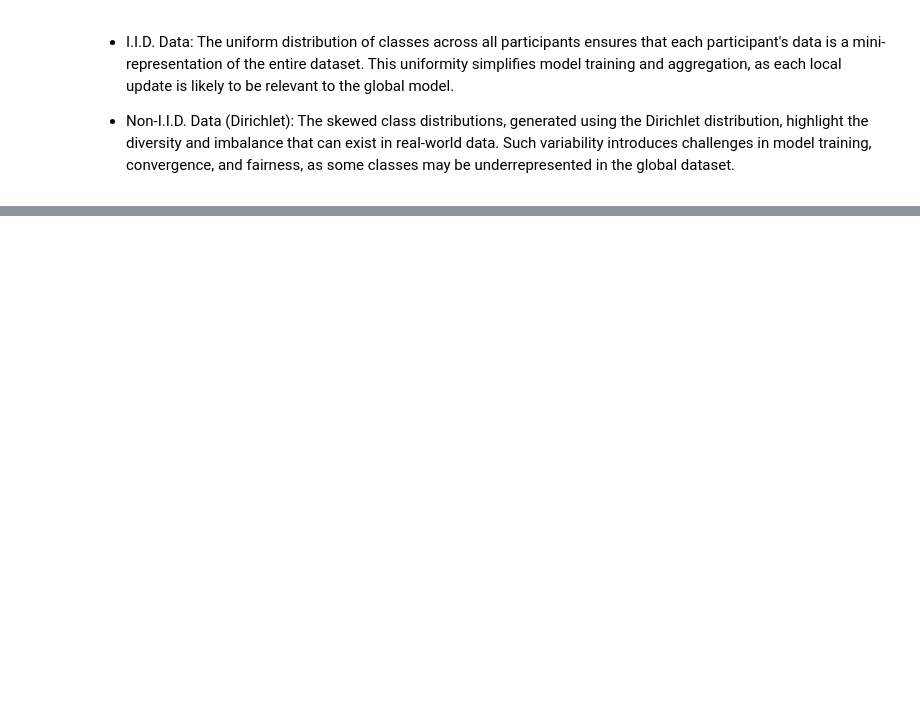
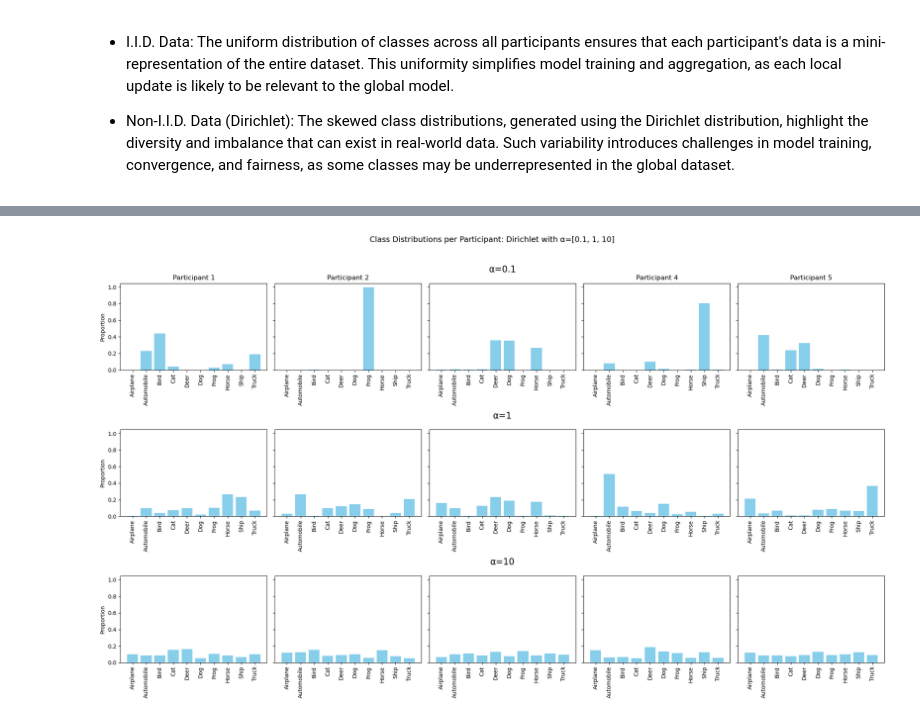
Before and after one commit to Fquico1999/backdoor_federated_learning, a Jupyter notebook: non_iid_vs_iid.ipynb, the cells around one changed output, grey strips where cells are left out. Drawn from its saved outputs; the diff is of its cells as text; code cells hidden in the pictures; blank space fills up the shorter version.

```diff
--- a/non_iid_vs_iid.ipynb
+++ b/non_iid_vs_iid.ipynb
@@ -138,0 +143,48 @@ plt.show()
+# %%
+import numpy as np
+import matplotlib.pyplot as plt
+
+def plot_distributions(axs, distributions, row_index, alpha, ylabel, color):
+    for i in range(num_participants):
+        if len(alphas) > 1:  # If axs is a 2D array
+            ax = axs[row_index, i]
+        else:  # If axs is a 1D array
+            ax = axs[i]
+
+        ax.bar(cifar10_classes, distributions[i], color=color)
+        ax.set_title(f'Participant {i+1}' if row_index == 0 else '')
+        if i == 0:
+            ax.set_ylabel(ylabel)
+
+        ax.tick_params(axis='x', rotation=90)
+
+    # Set alpha title for the first plot in each row
+    if len(alphas) > 1:
+        axs[row_index, num_participants//2].set_title(f'α={alpha}', fontsize=16, pad=20, loc='center')
+    else:
+        axs[num_participants//2].set_title(f'α={alpha}', fontsize=16, pad=20, loc='center')
+
+# Parameters for the comparison
+num_classes = 10  # Number of classes in CIFAR-10
+num_participants = 5  # Number of participants to simulate
+alphas = [0.1, 1, 10]  # Dirichlet concentration parameters
+
+# Generate Dirichlet distributions
+distributions_dirichlet = [np.random.dirichlet(alpha=np.ones(num_classes) * alpha, size=num_participants) for alpha in alphas]
+
+# CIFAR-10 class names
+cifar10_classes = ["Airplane", "Automobile", "Bird", "Cat", "Deer", "Dog", "Frog", "Horse", "Ship", "Truck"]
+
+# Plotting setup
+fig, axs = plt.subplots(len(alphas), num_participants, figsize=(20, len(alphas) * 4), sharey=True, squeeze=False)
+plt.suptitle(f'Class Distributions per Participant: Dirichlet with α={alphas}', fontsize=14)
+
+# Plot non-i.i.d. distributions
+for i, (alpha, dist) in enumerate(zip(alphas, distributions_dirichlet)):
+    plot_distributions(axs, dist, i, alpha, 'Proportion', 'skyblue')
+
+# Adjust layout
+plt.tight_layout(rect=[0, 0, 1, 0.96])
+plt.show()
+# %% [output]
+[figure, added]
```
Also changed, not shown: parts of 3 cells of this notebook.
